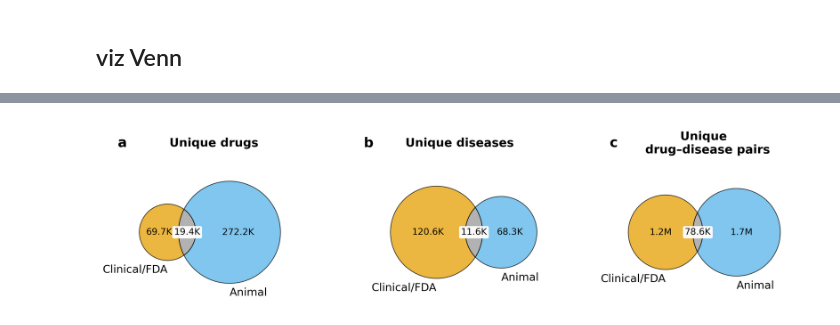
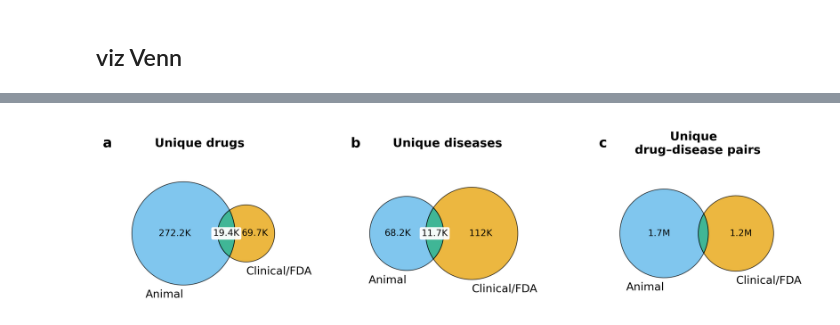
Before and after one commit to Ineichen-Group/Preclinical_DrugDisease_Translation_Pipeline, a Jupyter notebook: 04_normalization/Analyse_Linked_Entities_Stats.ipynb, the cells around one changed output, grey strips where cells are left out. Cells and saved outputs as stored; diff of their text form; code cells hidden in the pictures.

Commit message:
Venn Diagrams for the Appendix

```diff
--- a/04_normalization/Analyse_Linked_Entities_Stats.ipynb
+++ b/04_normalization/Analyse_Linked_Entities_Stats.ipynb
@@ -1489,7 +1487,7 @@ fda_drug_disease['disease<>drug'] = (
     fda_drug_disease["disease_mondo_term_norm"] + " <> " + fda_drug_disease["merged_umls_label"]
 )
 fda_disease = set(fda_drug_disease['disease_mondo_term_norm'])
-fda_disease_set = {str(x).strip().lower() for x in fda_pairs if x}
+fda_disease_set = {str(x).strip().lower() for x in fda_disease if x}
 clinical_disease_set = {str(x).strip().lower() for x in unique_disease_clinical if x}
 preclinical_disease_set = {str(x).strip().lower() for x in unique_disease_animal if x}
 
@@ -1626,8 +1661,10 @@ Name: count, dtype: int64
 # %% [markdown]
 ## viz Venn
 # %%
+import os
 import matplotlib.pyplot as plt
 from matplotlib_venn import venn2
+from matplotlib.transforms import Bbox
 
 # ---------- helpers ----------
 def human_format(num):
@@ -1639,6 +1676,7 @@ def human_format(num):
     return f"{num:.1f}".rstrip("0").rstrip(".") + "T"
 
 def format_venn_labels(v, fontsize=10, mode="compact"):
+    print(v.subset_labels)
     for text in v.subset_labels:
         if text is not None:
             raw = text.get_text().replace(",", "").strip()
@@ -1656,7 +1694,8 @@ def format_venn_labels(v, fontsize=10, mode="compact"):
             text.set_fontsize(fontsize)
             text.set_fontweight("normal")
 
-def style_venn2(v, color_left="#E69F00", color_right="#56B4E9", color_overlap="#999999"):
+def style_venn2(v, color_left="#56B4E9", color_right="#E69F00", color_overlap="#009E73"):
+    # 10 = left-only, 01 = right-only, 11 = overlap
     for pid, color in {"10": color_left, "01": color_right, "11": color_overlap}.items():
         patch = v.get_patch_by_id(pid)
         if patch is not None:
@@ -1665,15 +1704,21 @@ def style_venn2(v, color_left="#E69F00", color_right="#56B4E9", color_overlap="#
             patch.set_edgecolor("black")
             patch.set_linewidth(0.8)
 
-def beautify_subset_labels(v):
+def beautify_subset_labels(v, set_overlap_text=True):
     for pid in ["10", "01", "11"]:
         text = v.get_label_by_id(pid)
-        if text is not None:
-            text.set_color("black")
-            text.set_fontsize(10)
+        if text is None:
+            continue
+
+        if pid == "11" and not set_overlap_text:
+            text.set_visible(False)
+            continue
+
+        text.set_color("black")
+        text.set_fontsize(10)
 
     overlap_text = v.get_label_by_id("11")
-    if overlap_text is not None:
+    if (overlap_text is not None) and set_overlap_text:
         overlap_text.set_bbox(dict(
             boxstyle="round,pad=0.2",
             facecolor="white",
@@ -1682,7 +1727,6 @@ def beautify_subset_labels(v):
         ))
 
 def standardize_venn_axes(axes, pad=0.05):
-    # Force all venn panels to share identical limits/aspect
     xmins, xmaxs, ymins, ymaxs = [], [], [], []
     for ax in axes:
         xmin, xmax = ax.get_xlim()
@@ -1709,6 +1753,28 @@ def standardize_venn_axes(axes, pad=0.05):
         ax.set_aspect("equal")
         ax.set_anchor("C")
 
+def save_panel(fig, title_ax, panel_ax, outpath, pad=0.03):
+    """
+    Save one title+panel pair from a multi-panel figure.
+    """
+    fig.canvas.draw()
+    renderer = fig.canvas.get_renderer()
+
+    tb = title_ax.get_tightbbox(renderer)
+    pb = panel_ax.get_tightbbox(renderer)
+    bbox = Bbox.union([tb, pb])
+
+    # small padding in inches
+    bbox_inches = bbox.transformed(fig.dpi_scale_trans.inverted())
+    bbox_inches = Bbox.from_extents(
+        bbox_inches.x0 - pad,
+        bbox_inches.y0 - pad,
+        bbox_inches.x1 + pad,
+        bbox_inches.y1 + pad
+    )
+
+    fig.savefig(outpath, bbox_inches=bbox_inches)
+
 # ---------- global style ----------
 plt.rcParams.update({
     "font.family": "sans-serif",
@@ -1717,6 +1783,8 @@ plt.rcParams.update({
     "figure.dpi": 300,
     "savefig.dpi": 300,
 })
+
+os.makedirs("viz", exist_ok=True)
 
 # ---------- layout ----------
 fig = plt.figure(figsize=(13.5, 3.8))
@@ -1733,6 +1801,13 @@ axes = [fig.add_subplot(gs[1, i]) for i in range(3)]
 titles = ["Unique drugs", "Unique diseases", "Unique \n drug–disease pairs"]
 letters = ["a", "b", "c"]
 
+# filenames for individual export
+panel_files = [
+    "viz/venn_unique_drugs.svg",
+    "viz/venn_unique_diseases.svg",
+    "viz/venn_unique_drug_disease_pairs.svg"
+]
+
 # Top row: perfectly aligned titles and panel letters
 for tax, t, letter in zip(title_axes, titles, letters):
     tax.axis("off")
@@ -1742,35 +1817,44 @@ for tax, t, letter in zip(title_axes, titles, letters):
              fontsize=13, fontweight="bold")
 
 # ---------- venn panels ----------
+# Put Animal on the left, Clinical/FDA on the right
+print(len(clinical_drugs.union(fda_drugs)))
 v1 = venn2(
-    [clinical_drugs.union(fda_drugs), preclinical_drugs],
-    set_labels=("Clinical/FDA", "Animal"),
+    [preclinical_drugs, clinical_drugs.union(fda_drugs)],
+    set_labels=("Animal", "Clinical/FDA"),
     ax=axes[0]
 )
-style_venn2(v1)
+style_venn2(v1, color_left="#56B4E9", color_right="#E69F00", color_overlap="#009E73")
 format_venn_labels(v1, fontsize=12, mode="compact")
 beautify_subset_labels(v1)
 
 v2 = venn2(
-    [clinical_disease_set.union(fda_disease_set), preclinical_disease_set],
-    set_labels=("Clinical/FDA", "Animal"),
+    [preclinical_disease_set, clinical_disease_set.union(fda_disease_set)],
+    set_labels=("Animal", "Clinical/FDA"),
     ax=axes[1]
 )
-style_venn2(v2)
+style_venn2(v2, color_left="#56B4E9", color_right="#E69F00", color_overlap="#009E73")
 format_venn_labels(v2, fontsize=12, mode="compact")
 beautify_subset_labels(v2)
 
 v3 = venn2(
-    [clinical_pairs.union(fda_pairs_set), preclinical_pairs],
-    set_labels=("Clinical/FDA", "Animal"),
+    [preclinical_pairs, clinical_pairs.union(fda_pairs_set)],
+    set_labels=("Animal", "Clinical/FDA"),
     ax=axes[2]
 )
-style_venn2(v3)
+style_venn2(v3, color_left="#56B4E9", color_right="#E69F00", color_overlap="#009E73")
 format_venn_labels(v3, fontsize=12, mode="compact")
-beautify_subset_labels(v3)
+beautify_subset_labels(v3, set_overlap_text=False)
 
 # Make all panels use the same visual frame
 standardize_venn_axes(axes)
+
+# ---------- save combined ----------
 fig.savefig("viz/venn_3panel_entity_overlaps.pdf", bbox_inches="tight")
+
+# ---------- save each panel individually ----------
+for tax, ax, outpath in zip(title_axes, axes, panel_files):
+    save_panel(fig, tax, ax, outpath)
+
 plt.show()
 # %% [output]
@@ -1777,2 +1865,2 @@ plt.show()
-[figure, old version]
+[figure, new version]
 # %%
```
Also changed, not shown: parts of 16 cells of this notebook.
